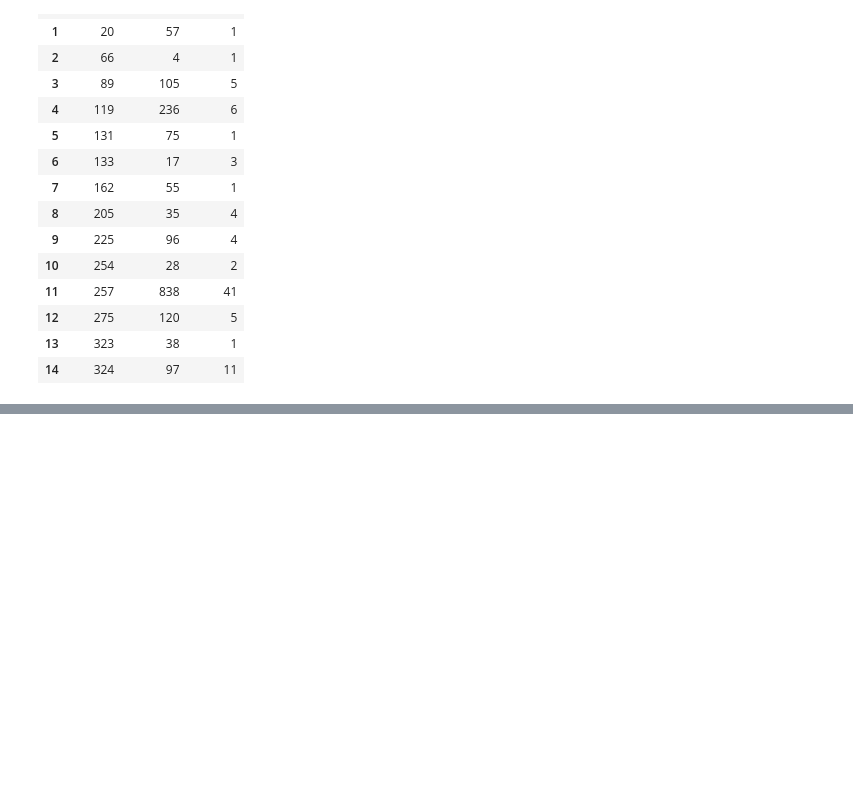
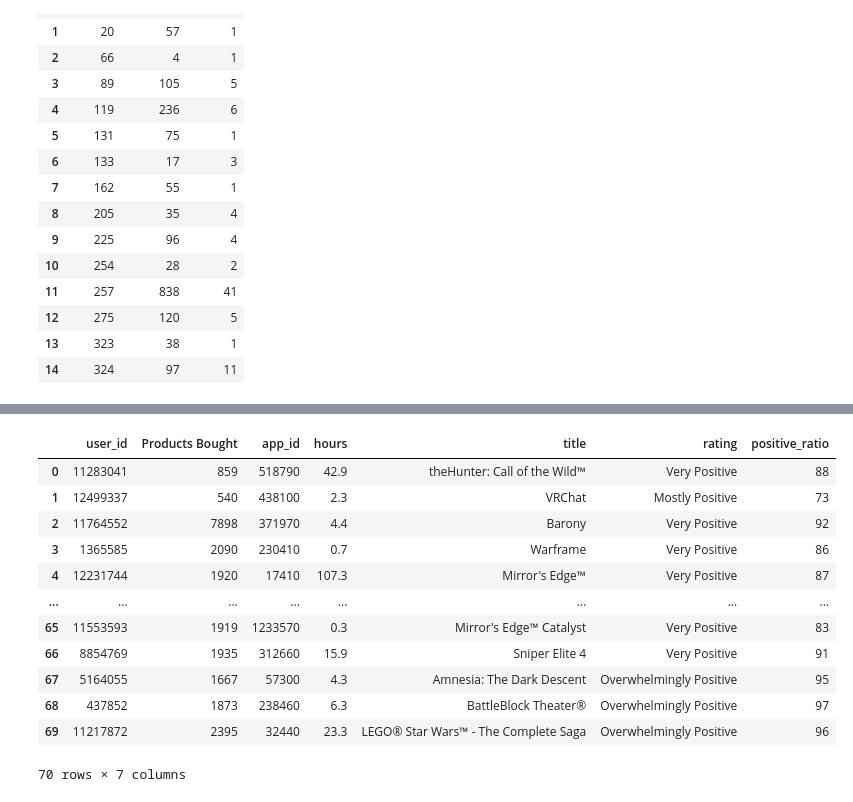
Before and after one commit to Subbu5602/Steam-Recommendations-SQL-Pipeline, a Jupyter notebook: DataLoading.ipynb, the cells around one changed output, grey strips where cells are left out. Saved outputs shown, nothing was run; the diff lists cells and outputs as text; code cells hidden in the pictures; blank space fills up the shorter version.

```diff
--- a/DataLoading.ipynb
+++ b/DataLoading.ipynb
@@ -130,3 +130,23 @@ pd.read_sql_query("select * from Games limit 15;",connection)
 | 12 | 300 | Day of Defeat: Source | 2010-07-12 | 1 | 1 | 1 | Very Positive | 90 | 12481 | ... |
 | 13 | 320 | Half-Life 2: Deathmatch | 2004-11-01 | 1 | 1 | 1 | Very Positive | 89 | 7539 | ... |
 | 14 | 340 | Half-Life 2: Lost Coast | 2005-10-27 | 1 | 1 | 1 | Very Positive | 88 | 8616 | ... |
+# %%
+pd.read_sql_query("""with top_active_users as
+(select user_id, products from users order by reviews desc limit 30)
+select t.user_id,t.products as 'Products Bought', r.app_id,r.hours,g.title,
+g.rating,g.positive_ratio from top_active_users t join recommendations r
+on t.user_id=r.user_id join games g on r.app_id = g.app_id limit 70;""",connection)
+# %% [output]
+|  | user_id | Products Bought | app_id | hours | title | rating | positive_ratio |
+| 0 | 11283041 | 859 | 518790 | 42.9 | theHunter: Call of the Wild™ | Very Positive | 88 |
+| 1 | 12499337 | 540 | 438100 | 2.3 | VRChat | Mostly Positive | 73 |
+| 2 | 11764552 | 7898 | 371970 | 4.4 | Barony | Very Positive | 92 |
+| 3 | 1365585 | 2090 | 230410 | 0.7 | Warframe | Very Positive | 86 |
+| 4 | 12231744 | 1920 | 17410 | 107.3 | Mirror's Edge™ | Very Positive | 87 |
+| ... | ... | ... | ... | ... | ... | ... | ... |
+| 65 | 11553593 | 1919 | 1233570 | 0.3 | Mirror's Edge™ Catalyst | Very Positive | 83 |
+| 66 | 8854769 | 1935 | 312660 | 15.9 | Sniper Elite 4 | Very Positive | 91 |
+| 67 | 5164055 | 1667 | 57300 | 4.3 | Amnesia: The Dark Descent | Overwhelmingly Positive | 95 |
+| 68 | 437852 | 1873 | 238460 | 6.3 | BattleBlock Theater® | Overwhelmingly Positive | 97 |
+| 69 | 11217872 | 2395 | 32440 | 23.3 | LEGO® Star Wars™ - The Complete Saga | Overwhelmingly Positive | 96 |
+70 rows × 7 columns
```
Also changed, not shown: parts of 4 cells of this notebook, 5 other files.
